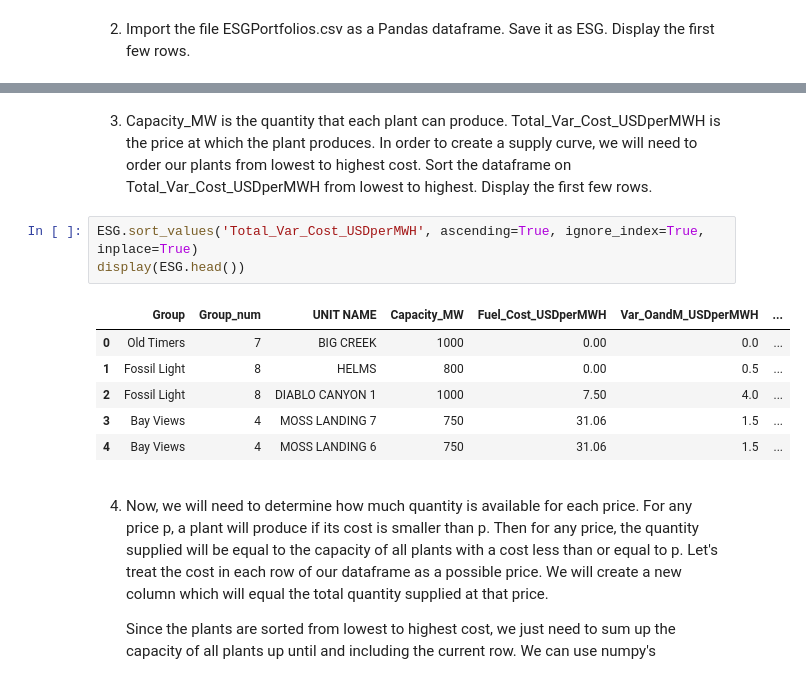
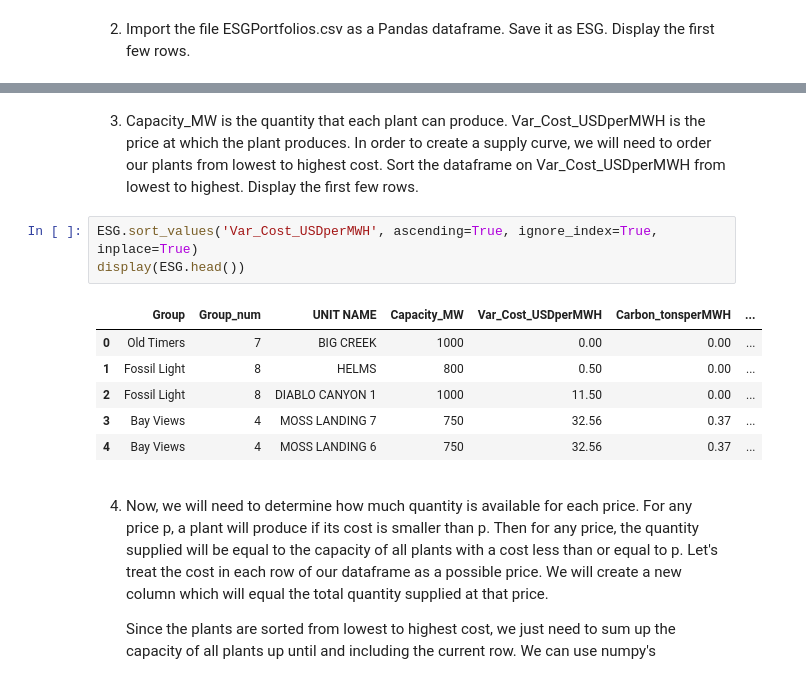
Before and after one commit to ds-modules/EEP-147-SP20, a Jupyter notebook: homework1_test/hw1_solutions.ipynb, the cells around one changed output, grey strips where cells are left out. Cells and saved outputs as stored; diff of their text form.

```diff
--- a/homework1_test/hw1_solutions.ipynb
+++ b/homework1_test/hw1_solutions.ipynb
@@ -23,15 +23,15 @@ display(ESG.head())
 # %% [markdown]
-3. Capacity_MW is the quantity that each plant can produce.  Total_Var_Cost_USDperMWH is the price at which the plant produces.  In order to create a supply curve, we will need to order our plants from lowest to highest cost.  Sort the dataframe on Total_Var_Cost_USDperMWH from lowest to highest.  Display the first few rows.
+3. Capacity_MW is the quantity that each plant can produce.  Var_Cost_USDperMWH is the price at which the plant produces.  In order to create a supply curve, we will need to order our plants from lowest to highest cost.  Sort the dataframe on Var_Cost_USDperMWH from lowest to highest.  Display the first few rows.
 # %%
-ESG.sort_values('Total_Var_Cost_USDperMWH', ascending=True, ignore_index=True, inplace=True)
+ESG.sort_values('Var_Cost_USDperMWH', ascending=True, ignore_index=True, inplace=True)
 display(ESG.head())
 # %% [output]
-|  | Group | Group_num | UNIT NAME | Capacity_MW | Fuel_Cost_USDperMWH | Var_OandM_USDperMWH | ... |
-| 0 | Old Timers | 7 | BIG CREEK | 1000 | 0.00 | 0.0 | ... |
-| 1 | Fossil Light | 8 | HELMS | 800 | 0.00 | 0.5 | ... |
-| 2 | Fossil Light | 8 | DIABLO CANYON 1 | 1000 | 7.50 | 4.0 | ... |
-| 3 | Bay Views | 4 | MOSS LANDING 7 | 750 | 31.06 | 1.5 | ... |
-| 4 | Bay Views | 4 | MOSS LANDING 6 | 750 | 31.06 | 1.5 | ... |
+|  | Group | Group_num | UNIT NAME | Capacity_MW | Var_Cost_USDperMWH | Carbon_tonsperMWH | ... |
+| 0 | Old Timers | 7 | BIG CREEK | 1000 | 0.00 | 0.00 | ... |
+| 1 | Fossil Light | 8 | HELMS | 800 | 0.50 | 0.00 | ... |
+| 2 | Fossil Light | 8 | DIABLO CANYON 1 | 1000 | 11.50 | 0.00 | ... |
+| 3 | Bay Views | 4 | MOSS LANDING 7 | 750 | 32.56 | 0.37 | ... |
+| 4 | Bay Views | 4 | MOSS LANDING 6 | 750 | 32.56 | 0.37 | ... |
 # %% [markdown]
 4. Now, we will need to determine how much quantity is available for each price. For any price p, a plant will produce if its cost is smaller than p.  Then for any price, the quantity supplied will be equal to the capacity of all plants with a cost less than or equal to p.  Let's treat the cost in each row of our dataframe as a possible price.  We will create a new column which will equal the total quantity supplied at that price.
 
```
Also changed, not shown: parts of 5 cells of this notebook, 1 other file.
